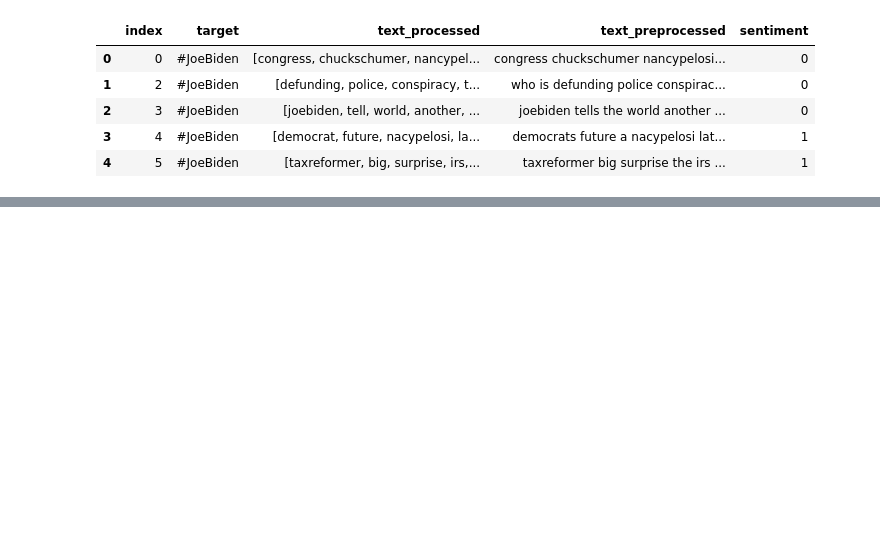
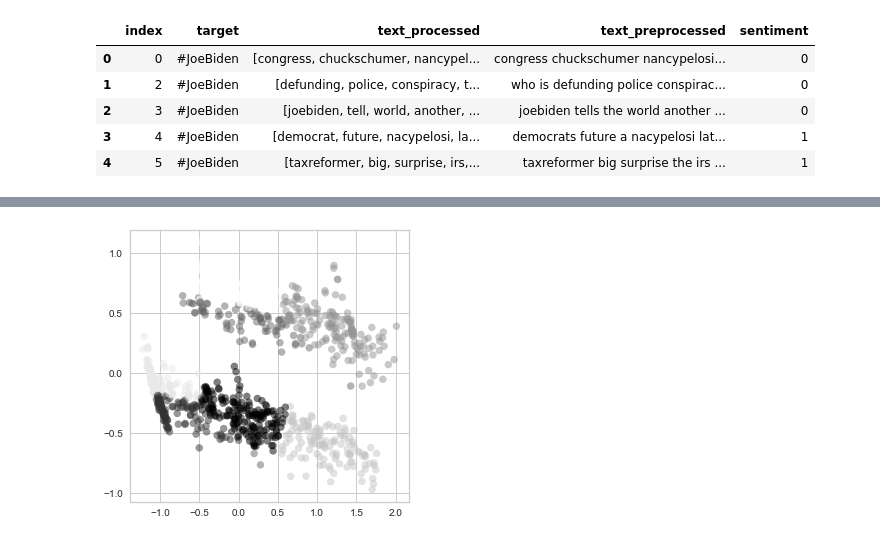
Before and after one commit to FelipeAvila2/ML-Twitter-public-opinion-analysis, a Jupyter notebook: main.ipynb, the cells around one changed output, grey strips where cells are left out. Cells and saved outputs as stored; diff of their text form; code cells hidden in the pictures; blank space fills up the shorter version.

```diff
--- a/main.ipynb
+++ b/main.ipynb
@@ -462,0 +479,19 @@ X = bow_vect.fit_transform(politic_df['blobbed']).toarray()
+# %%
+import numpy as np
+import matplotlib.pyplot as plt
+
+from sklearn import cluster, datasets
+from sklearn.preprocessing import StandardScaler
+from matplotlib.lines import Line2D
+from sklearn.metrics import silhouette_score
+
+
+kmeans = cluster.KMeans(n_clusters=7)
+kmeans.fit(X_pca)
+pred = kmeans.predict(X_pca)
+
+plt.figure(figsize=(5, 5))
+plt.scatter(X_pca[:, 0], X_pca[:, 2], c=pred,alpha=0.5)
+plt.show()
+# %% [output]
+[figure, added]
```
Also changed, not shown: parts of 39 cells of this notebook.
